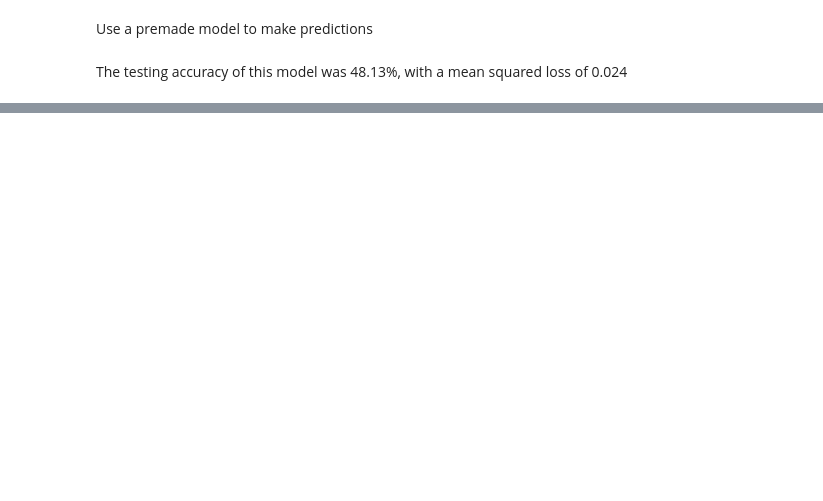
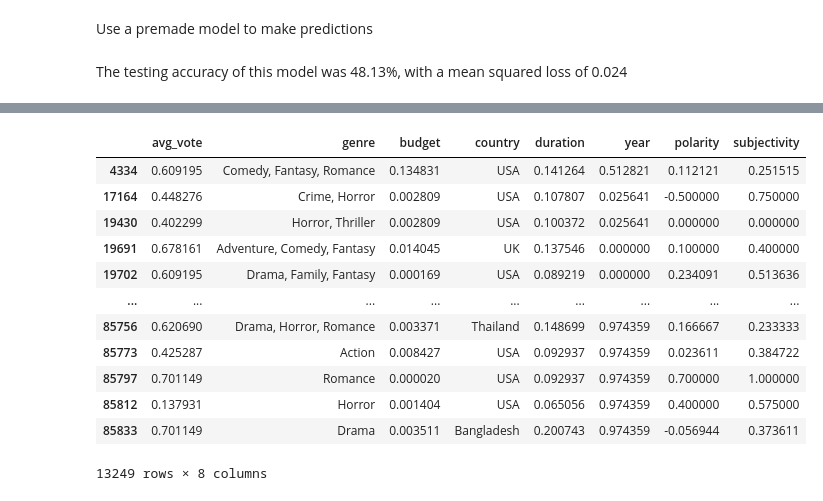
Before and after one commit to Shayshu-NR/Movie-Rating-AI, a Jupyter notebook: APS360_Final_Project.ipynb, the cells around one changed output, grey strips where cells are left out. Saved outputs shown, nothing was run; the diff lists cells and outputs as text; code cells hidden in the pictures; blank space fills up the shorter version.

```diff
--- a/APS360_Final_Project.ipynb
+++ b/APS360_Final_Project.ipynb
@@ -122,0 +360,8 @@ The testing accuracy of this model was 48.13%, with a mean squared loss of 0.024
+# %%
+no_foreign = not_missing[not_missing['budget'].str[0] == '$']
+no_foreign['budget'] = no_foreign['budget'].str.replace('$', '')
+
+no_foreign['budget'] = no_foreign['budget'].astype('float')
+no_foreign['duration'] = no_foreign['duration'].astype('float')
+no_foreign['year'] = no_foreign['year'].astype('float')
+no_foreign['avg_vote'] = no_foreign['avg_vote'].astype('float')
@@ -122,0 +391,16 @@ The testing accuracy of this model was 48.13%, with a mean squared loss of 0.024
+# %%
+normalized
+# %% [output]
+|  | avg_vote | genre | budget | country | duration | year | polarity | subjectivity |
+| 4334 | 0.609195 | Comedy, Fantasy, Romance | 0.134831 | USA | 0.141264 | 0.512821 | 0.112121 | 0.251515 |
+| 17164 | 0.448276 | Crime, Horror | 0.002809 | USA | 0.107807 | 0.025641 | -0.500000 | 0.750000 |
+| 19430 | 0.402299 | Horror, Thriller | 0.002809 | USA | 0.100372 | 0.025641 | 0.000000 | 0.000000 |
+| 19691 | 0.678161 | Adventure, Comedy, Fantasy | 0.014045 | UK | 0.137546 | 0.000000 | 0.100000 | 0.400000 |
+| 19702 | 0.609195 | Drama, Family, Fantasy | 0.000169 | USA | 0.089219 | 0.000000 | 0.234091 | 0.513636 |
+| ... | ... | ... | ... | ... | ... | ... | ... | ... |
+| 85756 | 0.620690 | Drama, Horror, Romance | 0.003371 | Thailand | 0.148699 | 0.974359 | 0.166667 | 0.233333 |
+| 85773 | 0.425287 | Action | 0.008427 | USA | 0.092937 | 0.974359 | 0.023611 | 0.384722 |
+| 85797 | 0.701149 | Romance | 0.000020 | USA | 0.092937 | 0.974359 | 0.700000 | 1.000000 |
+| 85812 | 0.137931 | Horror | 0.001404 | USA | 0.065056 | 0.974359 | 0.400000 | 0.575000 |
+| 85833 | 0.701149 | Drama | 0.003511 | Bangladesh | 0.200743 | 0.974359 | -0.056944 | 0.373611 |
+13249 rows × 8 columns
```
Also changed, not shown: parts of 45 cells of this notebook.
